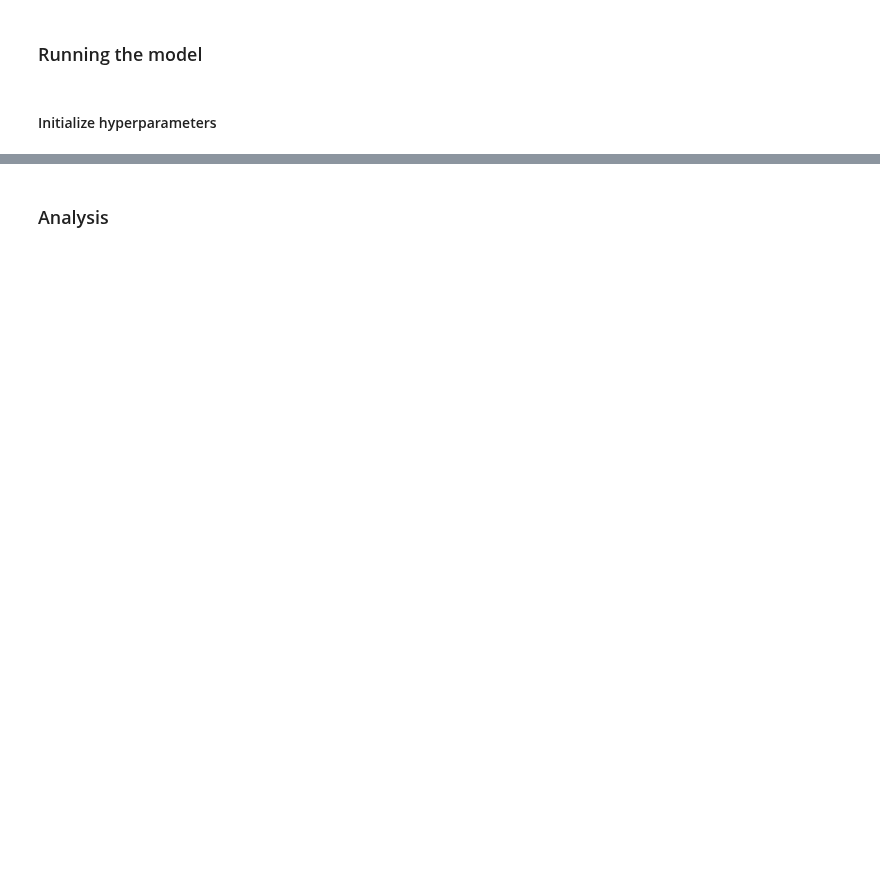
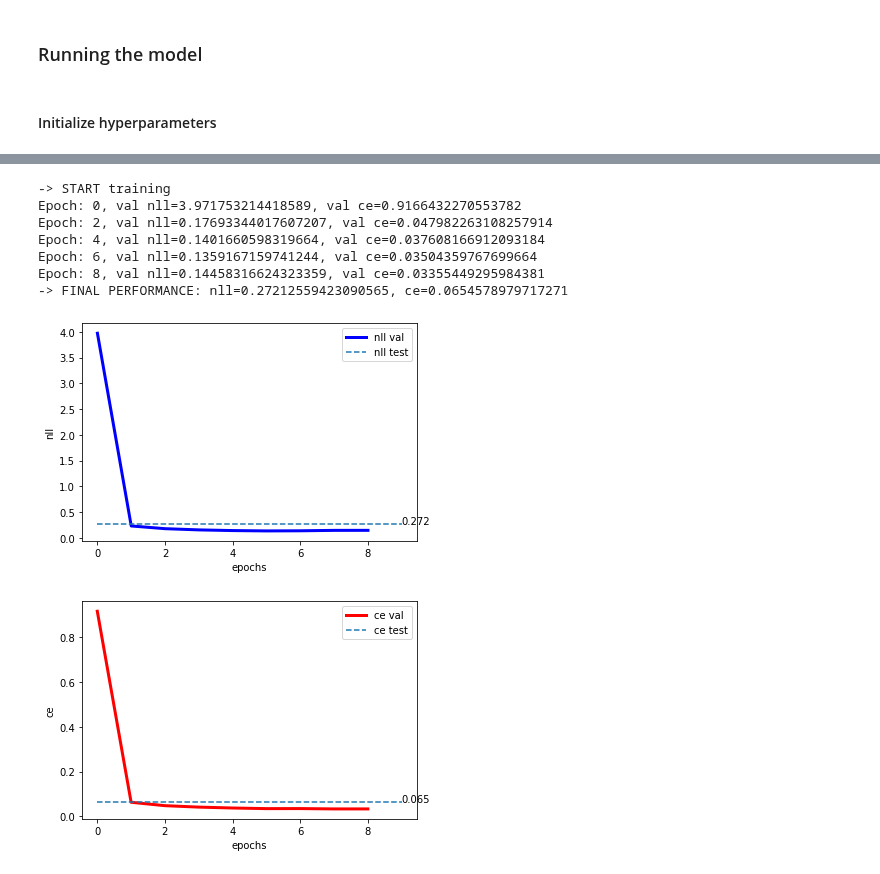
Before and after one commit to ChackMociute/Computational-Intelligence, a Jupyter notebook: Assignments/Assignment 4/assignment_4.ipynb, the cells around one changed output, grey strips where cells are left out. Drawn from its saved outputs; the diff is of its cells as text; code cells hidden in the pictures; blank space fills up the shorter version.

```diff
--- a/Assignments/Assignment 4/assignment_4.ipynb
+++ b/Assignments/Assignment 4/assignment_4.ipynb
@@ -535,7 +537,9 @@ class Numbers(Dataset):
         X = np.concatenate(X, axis=-1)
         y = np.concatenate(y).reshape(-1)
         X, y = self.shuffle(X, y, seed=0)
-        return X[:,:,:,start:stop], y[start:stop]
+        # Since the dataset has data in format (W, H, C, N) but the convolutional
+        # layers require format (N, C, W, H), the last axes are moved to the front
+        return np.moveaxis(X[:,:,:,start:stop], [-1, -2], [0, 1]).astype(np.float32), y[start:stop]
 
     @staticmethod
     def shuffle(data, target, seed=None):
@@ -548,8 +552,12 @@ class Numbers(Dataset):
         return len(self.targets)
 
     def __getitem__(self, idx):
-        sample_x = np.moveaxis(self.data[:,:,:,idx], -1, 0).astype(np.float32) #------------------------------------------
+        # Select a sample from the provided indices
+        sample_x = self.data[idx]
         sample_y = self.targets[idx]%10
+        # I ended up not implementing any transformation despite playing
+        # around with Gaussian blur
+        # Still, the code is left for completeness
         if self.transforms:
             sample_x = self.transforms(sample_x)
         return (sample_x, sample_y)
@@ -601,45 +629,60 @@ max_patience = 3 # an early stopping is used, if training doesn't improve for lo
 # %%
 print('-> START training')
 
+result_dir = 'results\\classifier_cnn_SVHN\\'
+
+if not os.path.exists(result_dir):
+    os.makedirs(result_dir)
+
 classnet = nn.Sequential(
-            nn.Conv2d(C, 8, 3, stride=1, padding='same'),
-            nn.MaxPool2d(2, stride=2),
-            nn.Conv2d(8, 32, 3, stride=1, padding='same'),
-            nn.MaxPool2d(2, stride=2),
-            nn.Conv2d(32, 64, 3, stride=1, padding='same'),
-            nn.MaxPool2d(2, stride=2),
+            nn.Conv2d(C, Cs[0], KS_conv, stride=stride_conv, padding=padding),
+            nn.MaxPool2d(KS_pool, stride=stride_pool),
+            nn.Conv2d(Cs[0], Cs[1], KS_conv, stride=stride_conv, padding=padding),
+            nn.MaxPool2d(KS_pool, stride=stride_pool),
+            nn.Conv2d(Cs[1], Cs[2], KS_conv, stride=stride_conv, padding=padding),
+            nn.MaxPool2d(KS_pool, stride=stride_pool),
             Flatten(),
-            nn.Linear(1024, 256),
+            nn.Linear(N[0], N[1]),
             nn.ReLU(),
-            nn.Linear(256, 64),
+            nn.Linear(N[1], N[2]),
             nn.ReLU(),
-            nn.Linear(64, K),
+            nn.Linear(N[2], K),
             nn.LogSoftmax(dim=1))
 
 # Init ClassifierNN
 model = ClassifierNeuralNet(classnet)
 
 # Init OPTIMIZER (here we use ADAMAX)
 optimizer = torch.optim.Adamax([p for p in model.parameters() if p.requires_grad == True], lr=lr, weight_decay=wd)
 
 # Training procedure
 nll_val, error_val = training(name=result_dir + name,
                               max_patience=max_patience,
                               num_epochs=num_epochs,
                               model=model,
                               optimizer=optimizer,
                               training_loader=training_loader,
                               val_loader=val_loader,
-                              print_freq=2)
+                              print_freq=print_freq)
 
 # The final evaluation (on the test set)
 test_loss, test_error = evaluation(name=result_dir + name, test_loader=test_loader)
+
 # write the results to a file
-# f = open(result_dir + name + '_test_loss.txt', "w")
-# f.write('NLL: ' + str(test_loss) + '\nCE: ' + str(test_error))
-# f.close()
+f = open(result_dir + 'classifier_cnn_SVHN_test_loss.txt', "w")
+f.write('NLL: ' + str(test_loss) + '\nCE: ' + str(test_error))
+f.close()
+
 # create curves
 plot_curve(result_dir + name, nll_val, file_name='_nll_val_curve.pdf', ylabel='nll', test_eval=test_loss)
 plot_curve(result_dir + name, error_val, file_name='_ca_val_curve.pdf', ylabel='ce', color='r-', test_eval=test_error)
+# %% [output]
+-> START training
+Epoch: 0, val nll=3.971753214418589, val ce=0.9166432270553782
+Epoch: 2, val nll=0.17693344017607207, val ce=0.047982263108257914
+Epoch: 4, val nll=0.1401660598319664, val ce=0.037608166912093184
+Epoch: 6, val nll=0.1359167159741244, val ce=0.03504359767699664
+Epoch: 8, val nll=0.14458316624323359, val ce=0.03355449295984381
+-> FINAL PERFORMANCE: nll=0.27212559423090565, ce=0.0654578979717271
+[figure, added]
+[figure, added]
-# %% [markdown]
-### Analysis
```
Also changed, not shown: parts of 12 cells of this notebook, 12 other files.
